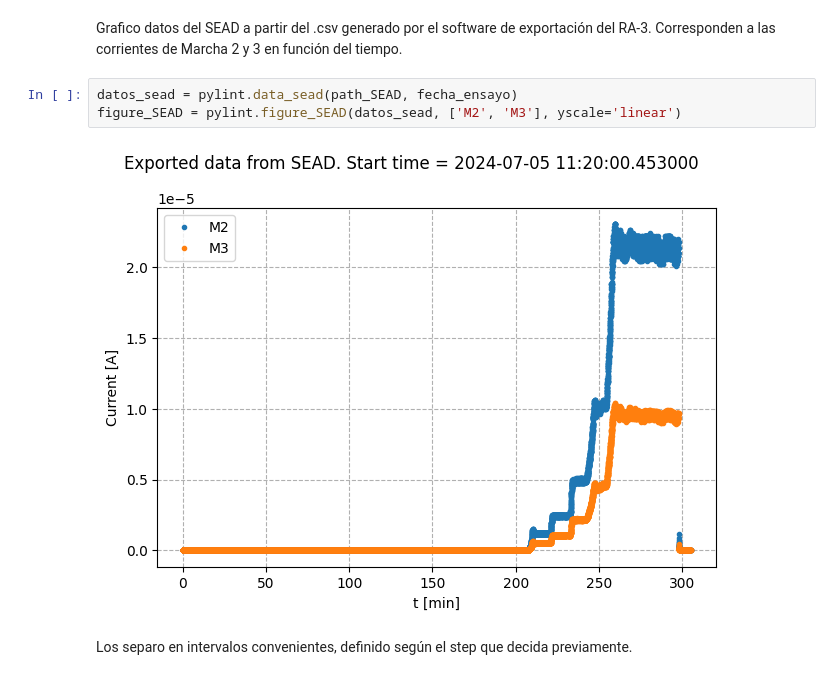
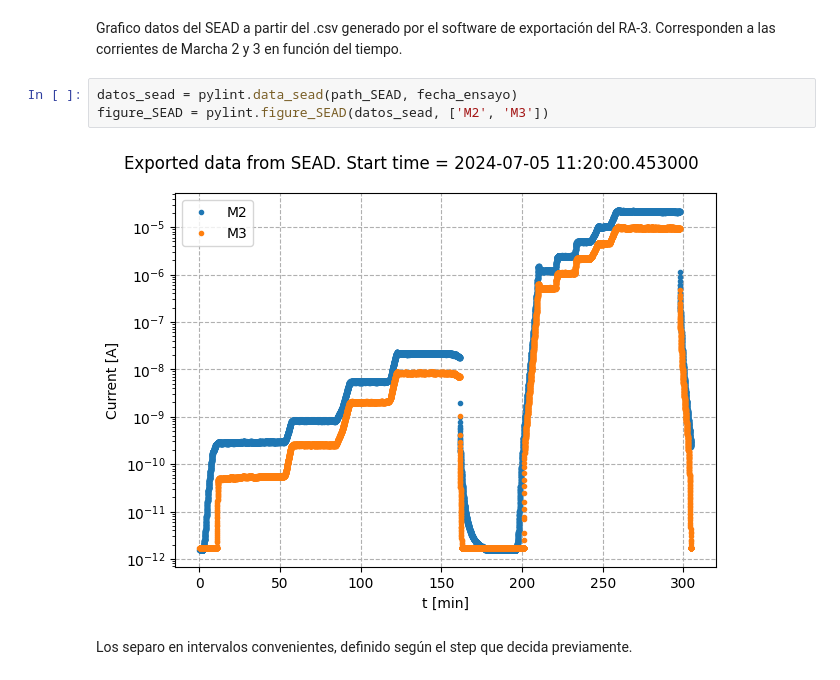
Before and after one commit to lexisantos/lintatpromptgamma, a Jupyter notebook: AnalisisLINT.ipynb, the cells around one changed output. Saved outputs shown, nothing was run; the diff lists cells and outputs as text.

Commit message:
Se actualiza en base a los cambios hechos en pylint

```diff
--- a/AnalisisLINT.ipynb
+++ b/AnalisisLINT.ipynb
@@ -55,9 +55,9 @@ Power_list = ['100', '300', '1600', '8000', '0.5M', '1M', '2M', '4M', '7.5M']
 Grafico datos del SEAD a partir del .csv generado por el software de exportación del RA-3. Corresponden a las corrientes de Marcha 2 y 3 en función del tiempo.
 # %%
 datos_sead = pylint.data_sead(path_SEAD, fecha_ensayo)
-figure_SEAD = pylint.figure_SEAD(datos_sead, ['M2', 'M3'], yscale='linear')
+figure_SEAD = pylint.figure_SEAD(datos_sead, ['M2', 'M3'])
 # %% [output]
-[figure, old version]
+[figure, new version]
 # %% [markdown]
 Los separo en intervalos convenientes, definido según el step que decida previamente.
 # %%
```
Also changed, not shown: parts of 9 cells of this notebook.
